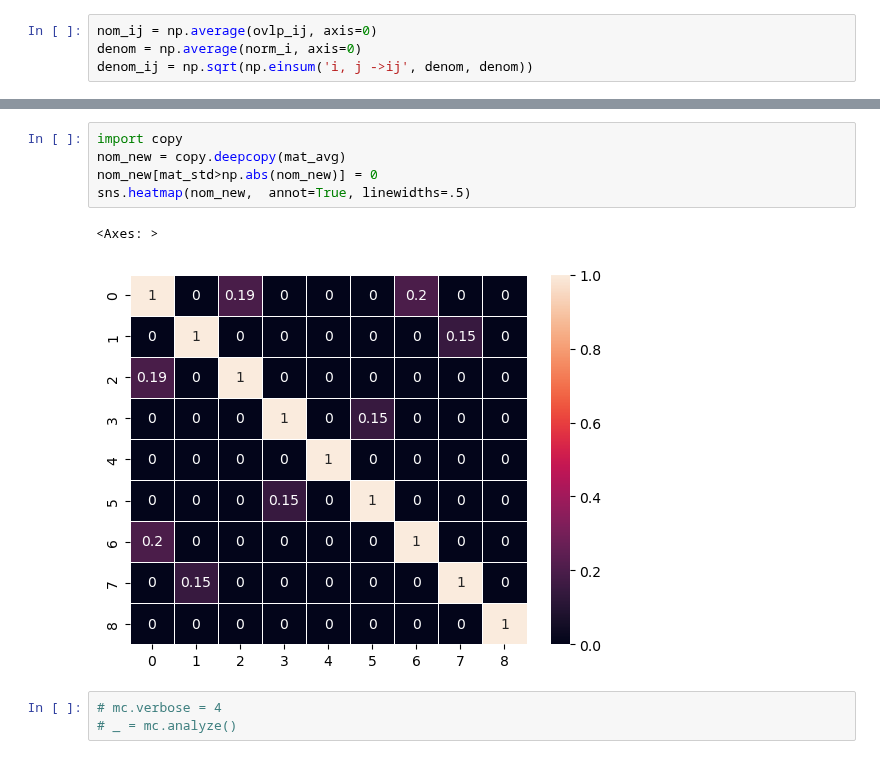
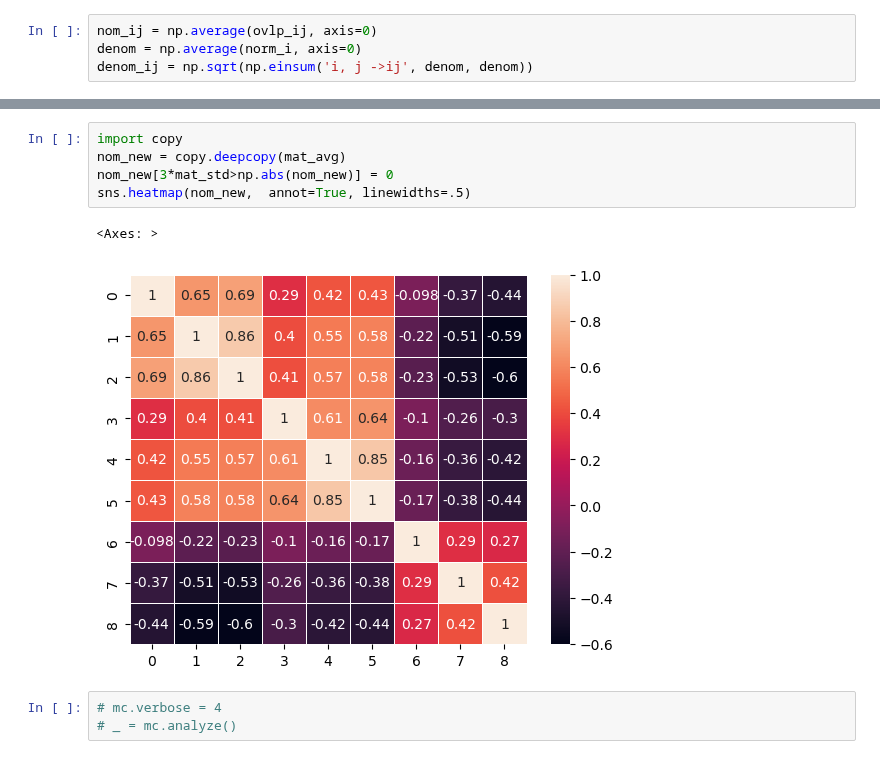
Before and after one commit to kayahans/pyqmc, a Jupyter notebook: pyqmc/test-overlap-casci-full.ipynb, the cells around one changed output, grey strips where cells are left out. Drawn from its saved outputs; the diff is of its cells as text.

```diff
--- a/pyqmc/test-overlap-casci-full.ipynb
+++ b/pyqmc/test-overlap-casci-full.ipynb
@@ -473,11 +506,11 @@ sns.heatmap(mat_std, annot=True)
 # %%
 import copy
 nom_new = copy.deepcopy(mat_avg)
-nom_new[mat_std>np.abs(nom_new)] = 0
+nom_new[3*mat_std>np.abs(nom_new)] = 0
 sns.heatmap(nom_new,  annot=True, linewidths=.5)
 # %% [output]
 <Axes: >
-[figure, old version]
+[figure, new version]
 # %%
 # mc.verbose = 4
 # _ = mc.analyze()
```
Also changed, not shown: parts of 45 cells of this notebook, 8 other files.
